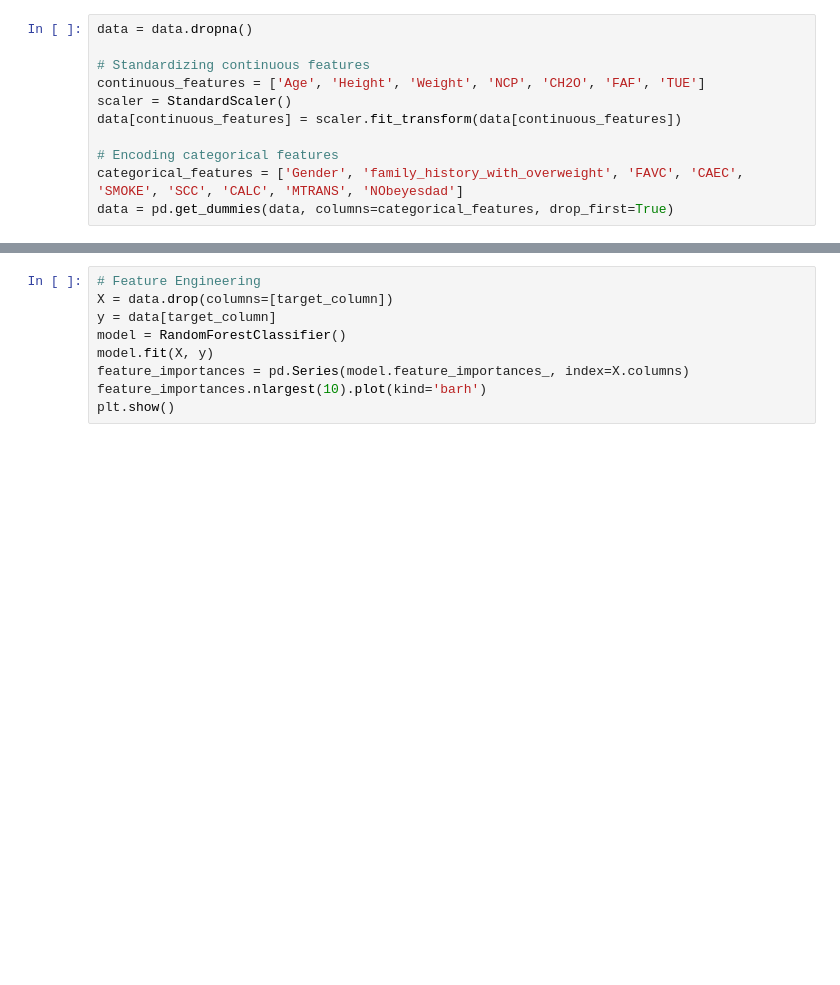
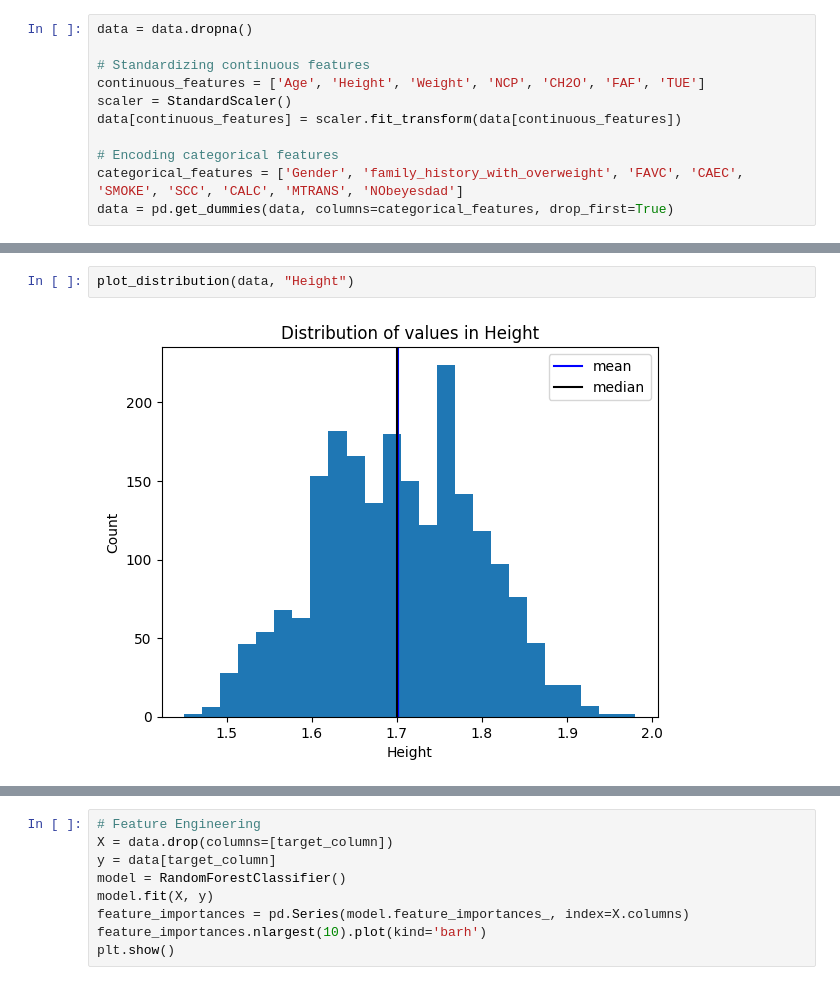
Before and after one commit to AbdullahAssi/ML, a Jupyter notebook: Practice/python_prac/Obesity Model/test.ipynb, the cells around one changed output, grey strips where cells are left out. Drawn from its saved outputs; the diff is of its cells as text; blank space fills up the shorter version.

```diff
--- a/Practice/python_prac/Obesity Model/test.ipynb
+++ b/Practice/python_prac/Obesity Model/test.ipynb
@@ -121,0 +163,4 @@ data = pd.get_dummies(data, columns=categorical_features, drop_first=True)
+# %%
+plot_distribution(data, "Height")
+# %% [output]
+[figure, added]
```
Also changed, not shown: parts of 18 cells of this notebook.
